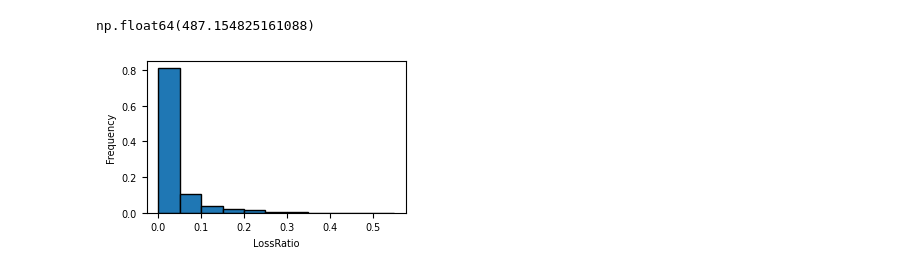
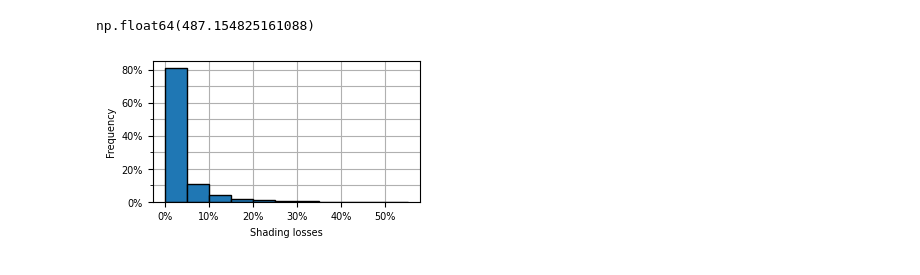
Before and after one commit to BeeGroup-cimne/solar_potencial_estimation_v3, a Jupyter notebook: Final Version/__PaperPlots.ipynb, the cells around one changed output. Saved outputs shown, nothing was run; the diff lists cells and outputs as text; code cells hidden in the pictures.

```diff
--- a/Final Version/__PaperPlots.ipynb
+++ b/Final Version/__PaperPlots.ipynb
@@ -925,7 +951,11 @@ np.float64(30.076231748517895)
 # %%
 from mpl_interactions import panhandler, zoom_factory
 import matplotlib.pyplot as plt
-fig, ax = plt.subplots(figsize=(110*mm, 60*mm))
+vertical = True
+if(not vertical):
+    fig, ax = plt.subplots(figsize=(110*mm, 60*mm))
+else:
+    fig, ax = plt.subplots(figsize=(110*mm, 70*0.982*mm))
 
 c = ax.pcolormesh(X, Y, tiltangle, cmap='gray_r', shading='auto', rasterized = True)
 cb = fig.colorbar(c, ax=ax, label="Elevation")
@@ -975,7 +1005,10 @@ offset_txt = ax.text(
 
 # Show the plot
 ax.set_aspect("equal", adjustable='box')
-plt.savefig("/home/jaumeasensio/Documents/Papers/Paper TFM/0_Final Figures/Pretractades/ShadingElevation.pdf", dpi=600, bbox_inches='tight')  # dpi affects rasterized part only
-plt.savefig("/home/jaumeasensio/Documents/Papers/Paper TFM/0_Final Figures/Exports/ShadingElevation.pdf", dpi=600, bbox_inches='tight')  # dpi affects rasterized part only
+if(not vertical):
+    plt.savefig("/home/jaumeasensio/Documents/Papers/Paper TFM/0_Final Figures/Pretractades/ShadingElevation.pdf", dpi=600, bbox_inches='tight')  # dpi affects rasterized part only
+else:
+    plt.savefig("/home/jaumeasensio/Documents/Papers/Paper TFM/0_Final Figures/Pretractades/ShadingElevation_Vertical.pdf", dpi=600, bbox_inches='tight')  # dpi affects rasterized part only
+
 plt.show()
 # %% [output]
@@ -1595,3 +1635,11 @@ plt.show()
 [figure]
 # %% [markdown]
 ## Panels results
+# %%
+from shapely import affinity
+import matplotlib as mpl
+from matplotlib.colors import BoundaryNorm
+
+parcel = sampleBuilding1_parcel
+construction = sampleBuilding1_construction
+fileName = "/home/jaumeasensio/Documents/Papers/Paper TFM/0_Final Figures/Pretractades/PanelsPlot1.pdf"
@@ -1771,28 +2467,40 @@ combinedGDF_comparison["RemainingEnergy"] = combinedGDF_comparison["AC_Shaded"]/
 combinedGDF_comparison["LossRatio"] = 1 - combinedGDF_comparison["RemainingEnergy"]
 # %%
 import numpy as np
+from matplotlib.ticker import PercentFormatter
 min_val = combinedGDF_comparison["LossRatio"].min()
 max_val = combinedGDF_comparison["LossRatio"].max()
 bins = np.arange(min_val, max_val + 0.05, 0.05)
 
 fig, ax = plt.subplots(figsize=(85*mm, 50*mm))
 
 # Compute histogram
 hist, edges = np.histogram(combinedGDF_comparison["LossRatio"], bins=bins)
-freq = hist / float(hist.sum())
+freq = hist / float(hist.sum())*100
 
 # Plot
-width = np.diff(edges)  # This will all be 0.05
-ax.bar(edges[:-1], freq, width=width, align="edge", ec="k")
+edges_percent = edges * 100
+width = np.diff(edges_percent)  # This will all be 5
+
+ax.bar(edges_percent[:-1], freq, width=width, align="edge", ec="k")
 
 # # Add frequency labels above bars
 # for x, y in zip(edges[:-1], freq):
 #     if y > 0:  # only label non-empty bins
 #         plt.text(x + width[0] / 2, y, f"{100*y:.1f}%", ha="center", va="bottom")
 
+ax.xaxis.set_major_formatter(PercentFormatter(xmax=100))
+ax.yaxis.set_major_formatter(PercentFormatter(xmax=100))
+ax.yaxis.set_minor_locator(plt.MultipleLocator(10))
+# ax.xaxis.set_minor_locator(plt.MultipleLocator(5))
+
+plt.grid(True, "both", zorder=0)
+ax.set_axisbelow(True)
+
 plt.xlabel("Shading losses")
 plt.ylabel("Frequency")
+plt.tight_layout()
 plt.savefig("/home/jaumeasensio/Documents/Papers/Paper TFM/0_Final Figures/Pretractades/ShadingHist.pdf", dpi=600, bbox_inches='tight')  # dpi affects rasterized part only¡
 plt.show()
 # %% [output]
-[figure, old version]
+[figure, new version]
```
Also changed, not shown: parts of 26 cells of this notebook, 3 other files.
